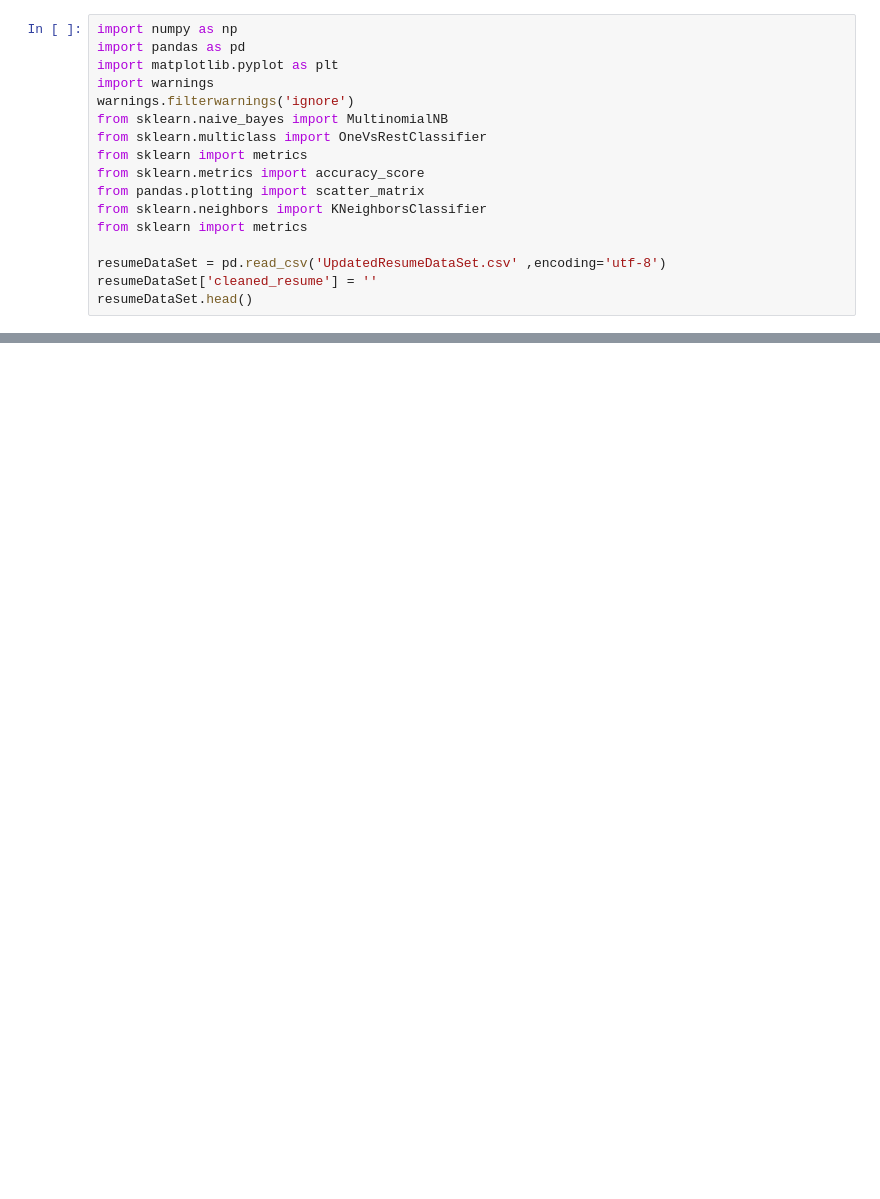
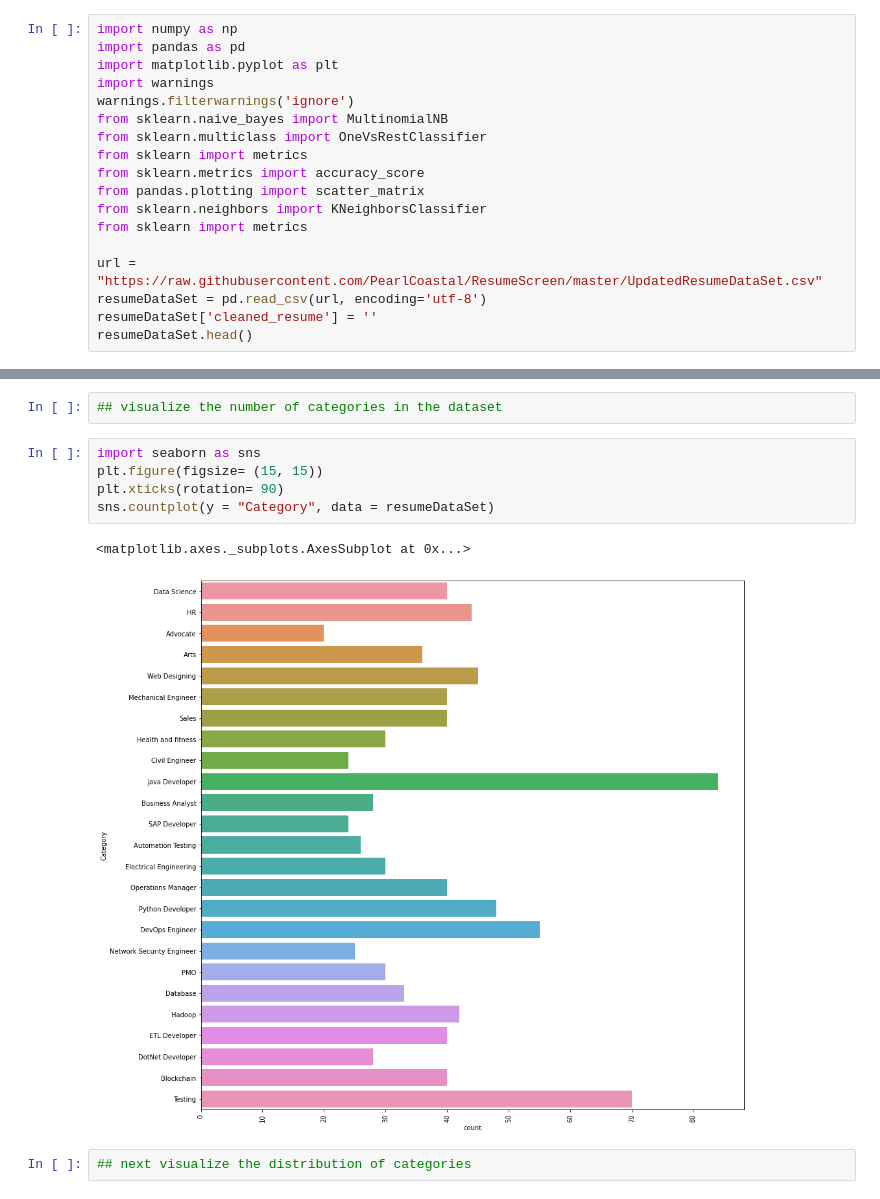
Before and after one commit to PearlCoastal/ResumeProcessing, a Jupyter notebook: resume_screen.ipynb, the cells around one changed output, grey strips where cells are left out. Cells and saved outputs as stored; diff of their text form; blank space fills up the shorter version.

```diff
--- a/resume_screen.ipynb
+++ b/resume_screen.ipynb
@@ -14,7 +14,8 @@ from pandas.plotting import scatter_matrix
 from sklearn.neighbors import KNeighborsClassifier
 from sklearn import metrics
 
-resumeDataSet = pd.read_csv('UpdatedResumeDataSet.csv' ,encoding='utf-8')
+url = "https://raw.githubusercontent.com/PearlCoastal/ResumeScreen/master/UpdatedResumeDataSet.csv"
+resumeDataSet = pd.read_csv(url, encoding='utf-8')
 resumeDataSet['cleaned_resume'] = ''
 resumeDataSet.head()
 # %% [output]
@@ -21,0 +64,12 @@ FileNotFoundError: ignored
+# %%
+## visualize the number of categories in the dataset
+# %%
+import seaborn as sns
+plt.figure(figsize= (15, 15))
+plt.xticks(rotation= 90)
+sns.countplot(y = "Category", data = resumeDataSet)
+# %% [output]
+<matplotlib.axes._subplots.AxesSubplot at 0x...>
+[figure, added]
+# %%
+## next visualize the distribution of categories
```
Also changed, not shown: parts of 16 cells of this notebook.
